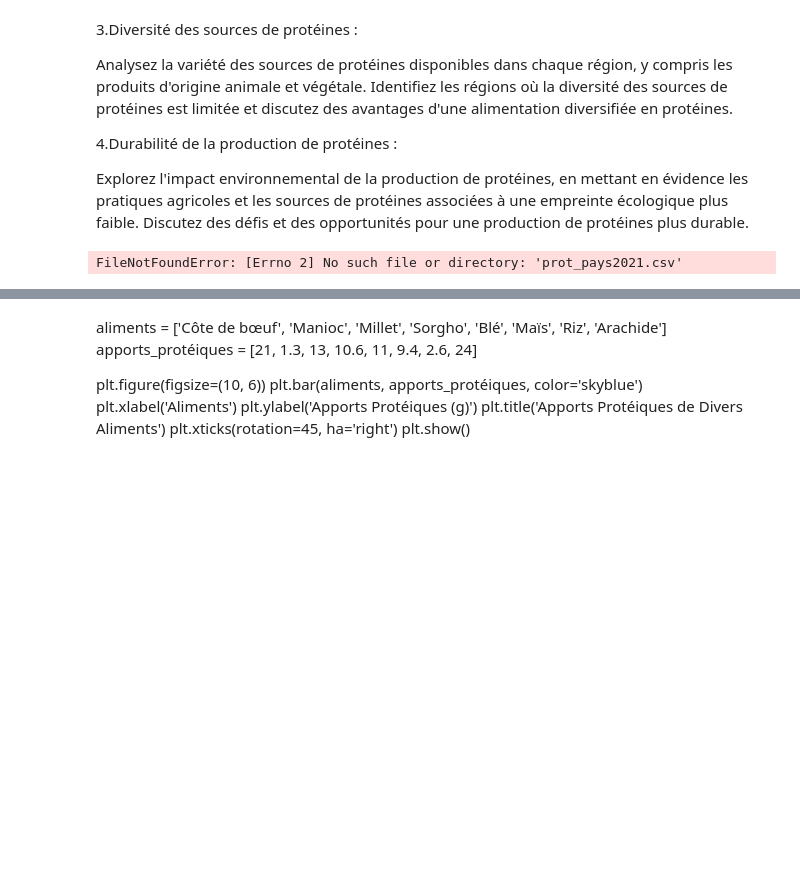
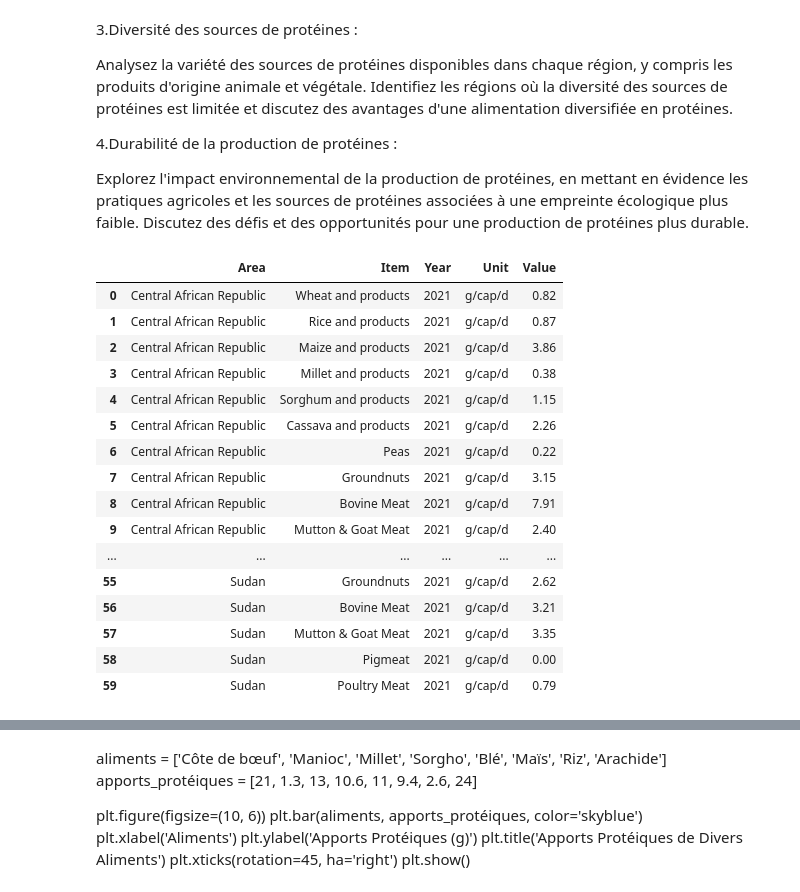
Before and after one commit to faridig/FAO_STAT, a Jupyter notebook: main.ipynb, the cells around one changed output, grey strips where cells are left out. Cells and saved outputs as stored; diff of their text form; code cells hidden in the pictures; blank space fills up the shorter version.

```diff
--- a/main.ipynb
+++ b/main.ipynb
@@ -612,15 +629,31 @@ Identifiez les régions où la diversité des sources de protéines est limitée
 Explorez l'impact environnemental de la production de protéines, en mettant en évidence les pratiques agricoles et les sources de protéines associées à une empreinte écologique plus faible.
 Discutez des défis et des opportunités pour une production de protéines plus durable.
 # %%
-df_prot_world = pd.read_csv("prot_pays2021.csv")
+df_prot_world = pd.read_csv("csv/prot_pays2021.csv")
 df_prot_world.columns
 
 columns_to_drop = ['Domain Code', 'Domain', 'Area Code (M49)','Element Code',
        'Element', 'Item Code (FBS)', 'Year Code', 'Flag', 'Flag Description']
 df_prot_world = df_prot_world.drop(columns=columns_to_drop)
 df_prot_world
 # %% [output]
-FileNotFoundError: [Errno 2] No such file or directory: 'prot_pays2021.csv'
+|  | Area | Item | Year | Unit | Value |
+| 0 | Central African Republic | Wheat and products | 2021 | g/cap/d | 0.82 |
+| 1 | Central African Republic | Rice and products | 2021 | g/cap/d | 0.87 |
+| 2 | Central African Republic | Maize and products | 2021 | g/cap/d | 3.86 |
+| 3 | Central African Republic | Millet and products | 2021 | g/cap/d | 0.38 |
+| 4 | Central African Republic | Sorghum and products | 2021 | g/cap/d | 1.15 |
+| 5 | Central African Republic | Cassava and products | 2021 | g/cap/d | 2.26 |
+| 6 | Central African Republic | Peas | 2021 | g/cap/d | 0.22 |
+| 7 | Central African Republic | Groundnuts | 2021 | g/cap/d | 3.15 |
+| 8 | Central African Republic | Bovine Meat | 2021 | g/cap/d | 7.91 |
+| 9 | Central African Republic | Mutton & Goat Meat | 2021 | g/cap/d | 2.40 |
+| ... | ... | ... | ... | ... | ... |
+| 55 | Sudan | Groundnuts | 2021 | g/cap/d | 2.62 |
+| 56 | Sudan | Bovine Meat | 2021 | g/cap/d | 3.21 |
+| 57 | Sudan | Mutton & Goat Meat | 2021 | g/cap/d | 3.35 |
+| 58 | Sudan | Pigmeat | 2021 | g/cap/d | 0.00 |
+| 59 | Sudan | Poultry Meat | 2021 | g/cap/d | 0.79 |
 # %%
 # Supposons que df soit votre DataFrame
 # Remplacez 'df' par le nom réel de votre DataFrame si différent
```
Also changed, not shown: parts of 8 cells of this notebook, 59 other files.
